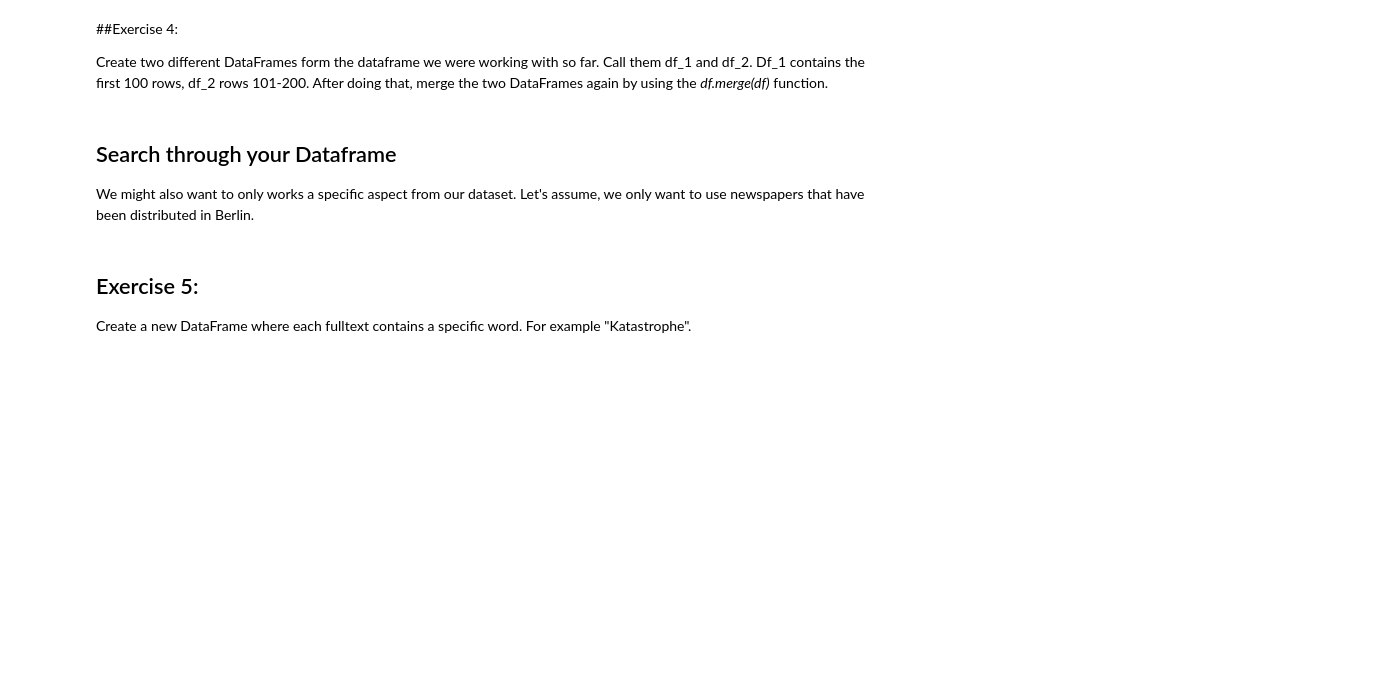
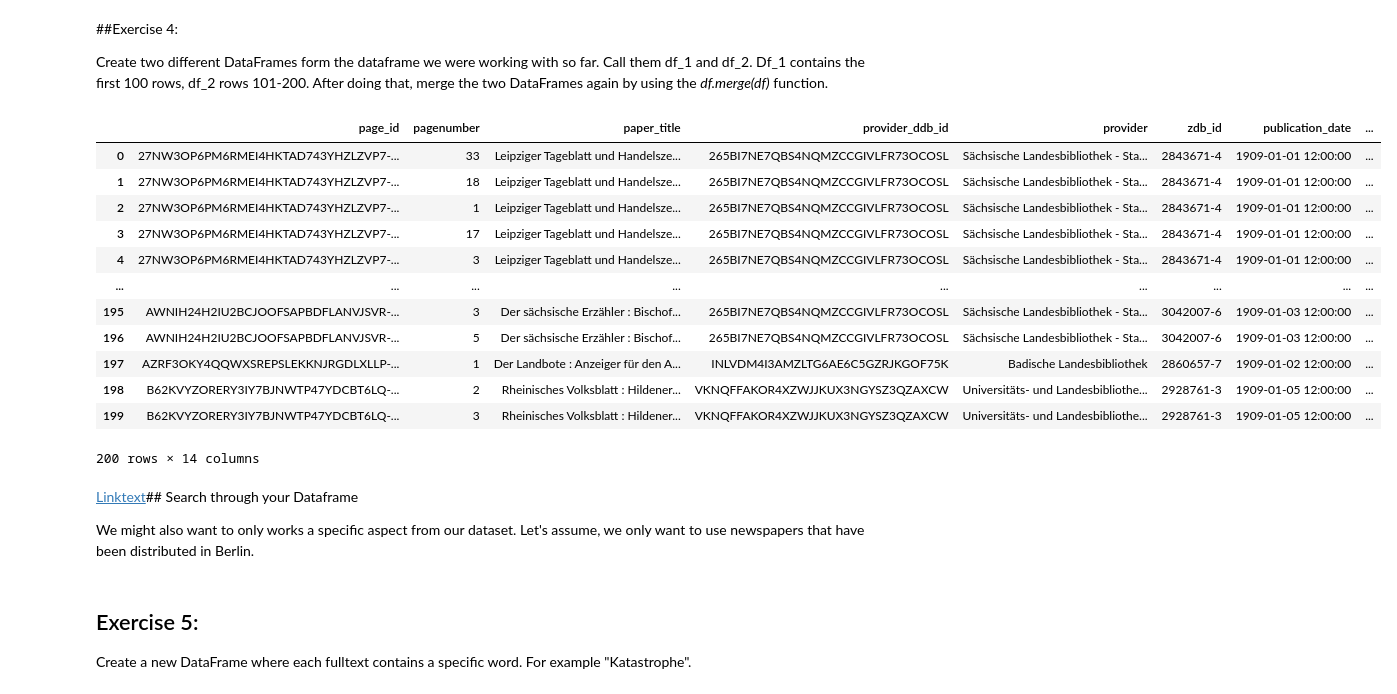
Before and after one commit to PNG-bot/NLP_WiSe_24_25, a Jupyter notebook: python_crashcourse_2_MUFF.ipynb, the cells around one changed output. Cells and saved outputs as stored; diff of their text form; code cells hidden in the pictures; blank space fills up the shorter version.

```diff
--- a/python_crashcourse_2_MUFF.ipynb
+++ b/python_crashcourse_2_MUFF.ipynb
@@ -18,7 +26,7 @@ Now, when clicking on the file symbol on the left side of the Colab interface, y
 import pandas as pd
 
 # Replace 'your_file.xlsx' with the actual path to your Excel file.
-df = pd.read_excel('')
+df = pd.read_excel('/content/NLP-Course4Humanities_2024/datasets/Data_exercise_1.xlsx')
 
 # Display the first few rows of the DataFrame to verify it's loaded correctly.
 df.head(5)
@@ -70,5 +129,25 @@ Create two different DataFrames form the dataframe we were working with so far.
+# %%
+#Write your code here:
+df_1 = df[:100]
+df_2 = df[100:200]
+df_m = df_1.merge(df_2, how="outer")
+df_m
+# %% [output]
+|  | page_id | pagenumber | paper_title | provider_ddb_id | provider | zdb_id | publication_date | ... |
+| 0 | 27NW3OP6PM6RMEI4HKTAD743YHZLZVP7-... | 33 | Leipziger Tageblatt und Handelsze... | 265BI7NE7QBS4NQMZCCGIVLFR73OCOSL | Sächsische Landesbibliothek - Sta... | 2843671-4 | 1909-01-01 12:00:00 | ... |
+| 1 | 27NW3OP6PM6RMEI4HKTAD743YHZLZVP7-... | 18 | Leipziger Tageblatt und Handelsze... | 265BI7NE7QBS4NQMZCCGIVLFR73OCOSL | Sächsische Landesbibliothek - Sta... | 2843671-4 | 1909-01-01 12:00:00 | ... |
+| 2 | 27NW3OP6PM6RMEI4HKTAD743YHZLZVP7-... | 1 | Leipziger Tageblatt und Handelsze... | 265BI7NE7QBS4NQMZCCGIVLFR73OCOSL | Sächsische Landesbibliothek - Sta... | 2843671-4 | 1909-01-01 12:00:00 | ... |
+| 3 | 27NW3OP6PM6RMEI4HKTAD743YHZLZVP7-... | 17 | Leipziger Tageblatt und Handelsze... | 265BI7NE7QBS4NQMZCCGIVLFR73OCOSL | Sächsische Landesbibliothek - Sta... | 2843671-4 | 1909-01-01 12:00:00 | ... |
+| 4 | 27NW3OP6PM6RMEI4HKTAD743YHZLZVP7-... | 3 | Leipziger Tageblatt und Handelsze... | 265BI7NE7QBS4NQMZCCGIVLFR73OCOSL | Sächsische Landesbibliothek - Sta... | 2843671-4 | 1909-01-01 12:00:00 | ... |
+| ... | ... | ... | ... | ... | ... | ... | ... | ... |
+| 195 | AWNIH24H2IU2BCJOOFSAPBDFLANVJSVR-... | 3 | Der sächsische Erzähler : Bischof... | 265BI7NE7QBS4NQMZCCGIVLFR73OCOSL | Sächsische Landesbibliothek - Sta... | 3042007-6 | 1909-01-03 12:00:00 | ... |
+| 196 | AWNIH24H2IU2BCJOOFSAPBDFLANVJSVR-... | 5 | Der sächsische Erzähler : Bischof... | 265BI7NE7QBS4NQMZCCGIVLFR73OCOSL | Sächsische Landesbibliothek - Sta... | 3042007-6 | 1909-01-03 12:00:00 | ... |
+| 197 | AZRF3OKY4QQWXSREPSLEKKNJRGDLXLLP-... | 1 | Der Landbote : Anzeiger für den A... | INLVDM4I3AMZLTG6AE6C5GZRJKGOF75K | Badische Landesbibliothek | 2860657-7 | 1909-01-02 12:00:00 | ... |
+| 198 | B62KVYZORERY3IY7BJNWTP47YDCBT6LQ-... | 2 | Rheinisches Volksblatt : Hildener... | VKNQFFAKOR4XZWJJKUX3NGYSZ3QZAXCW | Universitäts- und Landesbibliothe... | 2928761-3 | 1909-01-05 12:00:00 | ... |
+| 199 | B62KVYZORERY3IY7BJNWTP47YDCBT6LQ-... | 3 | Rheinisches Volksblatt : Hildener... | VKNQFFAKOR4XZWJJKUX3NGYSZ3QZAXCW | Universitäts- und Landesbibliothe... | 2928761-3 | 1909-01-05 12:00:00 | ... |
+200 rows × 14 columns
 # %% [markdown]
-## Search through your Dataframe
+[Linktext](https://)## Search through your Dataframe
 
 We might also want to only works a specific aspect from our dataset. Let's assume, we only want to use newspapers that have been distributed in Berlin.
 # %%
```
Also changed, not shown: parts of 12 cells of this notebook.
